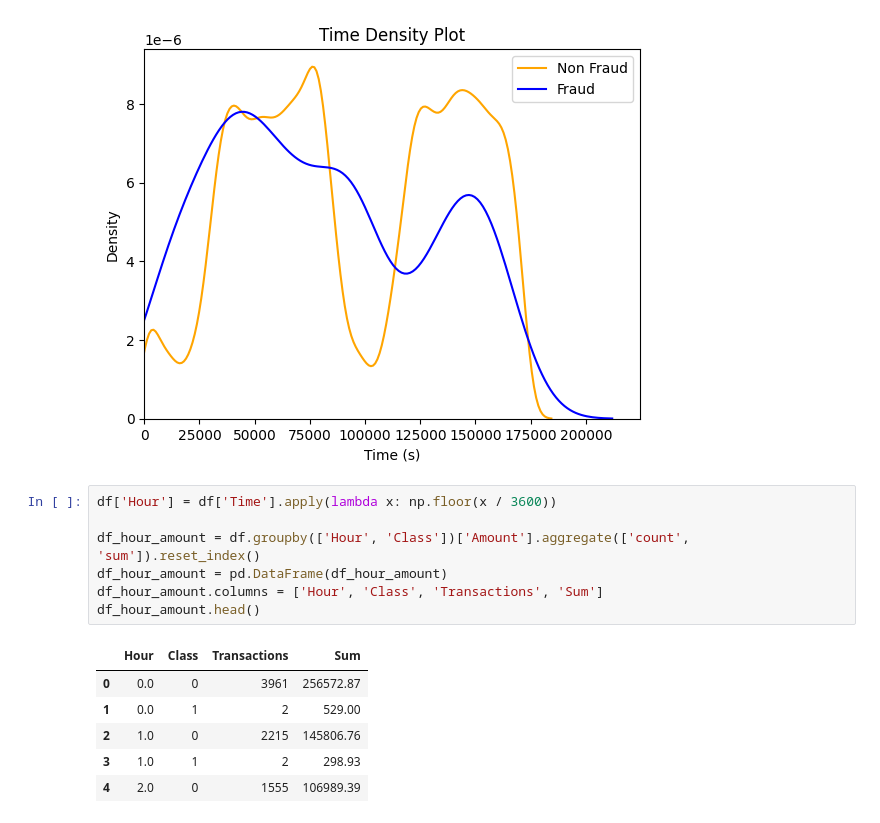
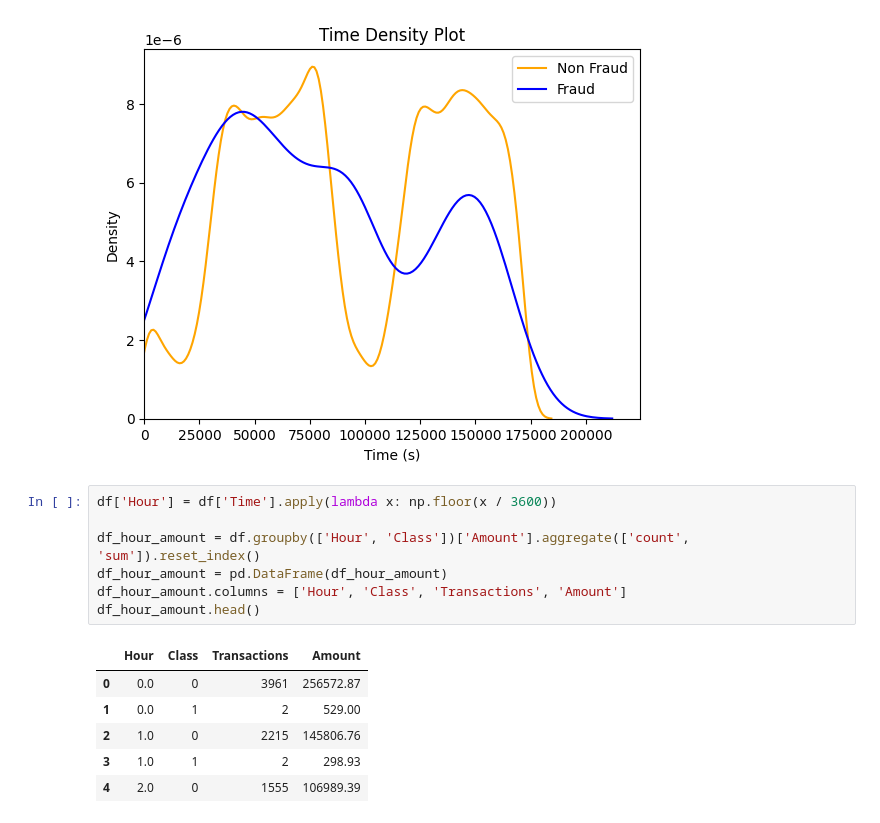
Before and after one commit to thisisgurpal/fraud-detection, a Jupyter notebook: notebooks/ExploratoryDataAnalysis.ipynb, the cells around one changed output. Saved outputs shown, nothing was run; the diff lists cells and outputs as text.

```diff
--- a/notebooks/ExploratoryDataAnalysis.ipynb
+++ b/notebooks/ExploratoryDataAnalysis.ipynb
@@ -59,12 +59,12 @@ plt.show()
 # %%
 df['Hour'] = df['Time'].apply(lambda x: np.floor(x / 3600))
 
 df_hour_amount = df.groupby(['Hour', 'Class'])['Amount'].aggregate(['count', 'sum']).reset_index()
 df_hour_amount = pd.DataFrame(df_hour_amount)
-df_hour_amount.columns = ['Hour', 'Class', 'Transactions', 'Sum']
+df_hour_amount.columns = ['Hour', 'Class', 'Transactions', 'Amount']
 df_hour_amount.head()
 # %% [output]
-|  | Hour | Class | Transactions | Sum |
+|  | Hour | Class | Transactions | Amount |
 | 0 | 0.0 | 0 | 3961 | 256572.87 |
 | 1 | 0.0 | 1 | 2 | 529.00 |
 | 2 | 1.0 | 0 | 2215 | 145806.76 |
```
Also changed, not shown: parts of 1 cell of this notebook.
